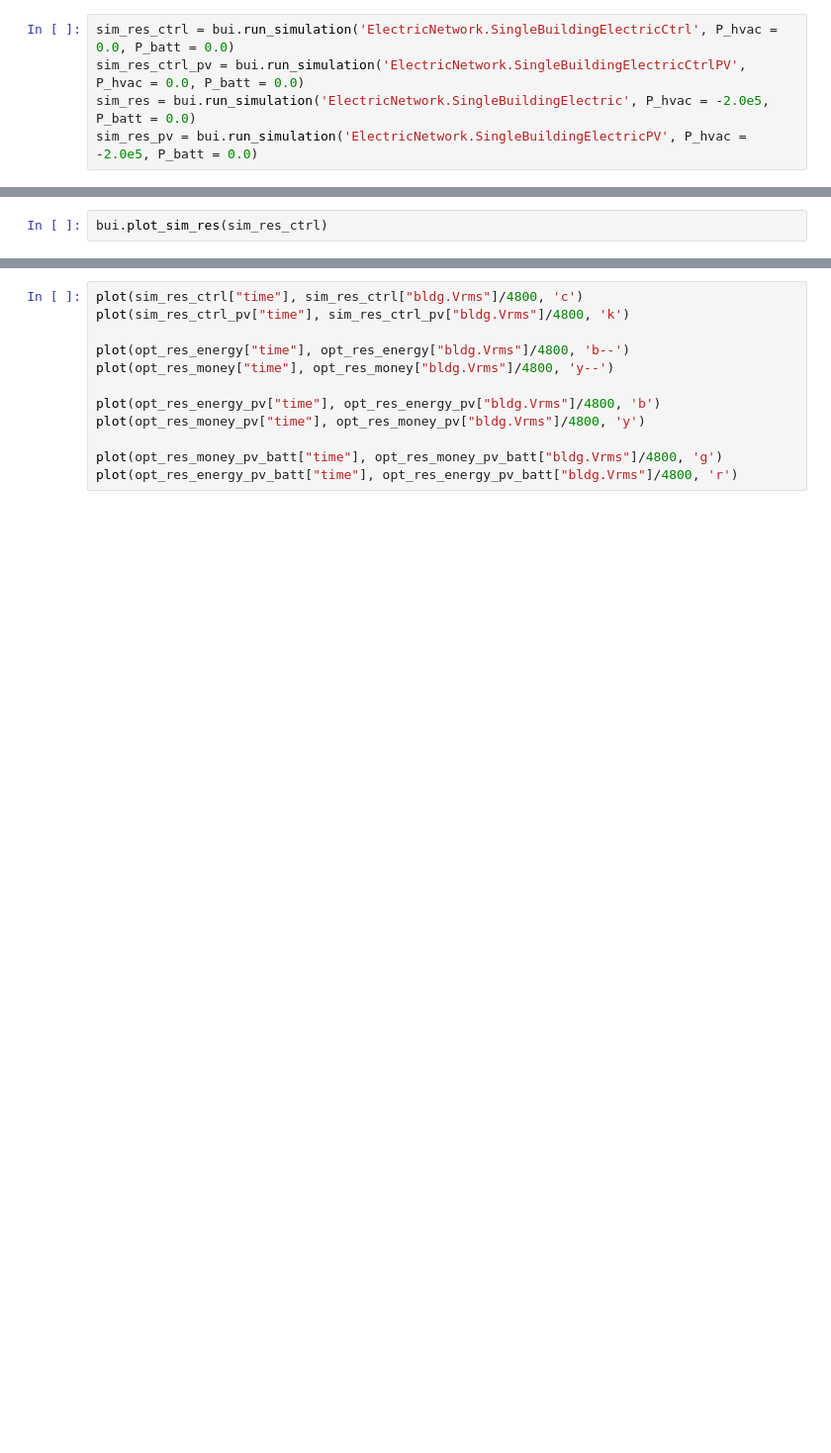
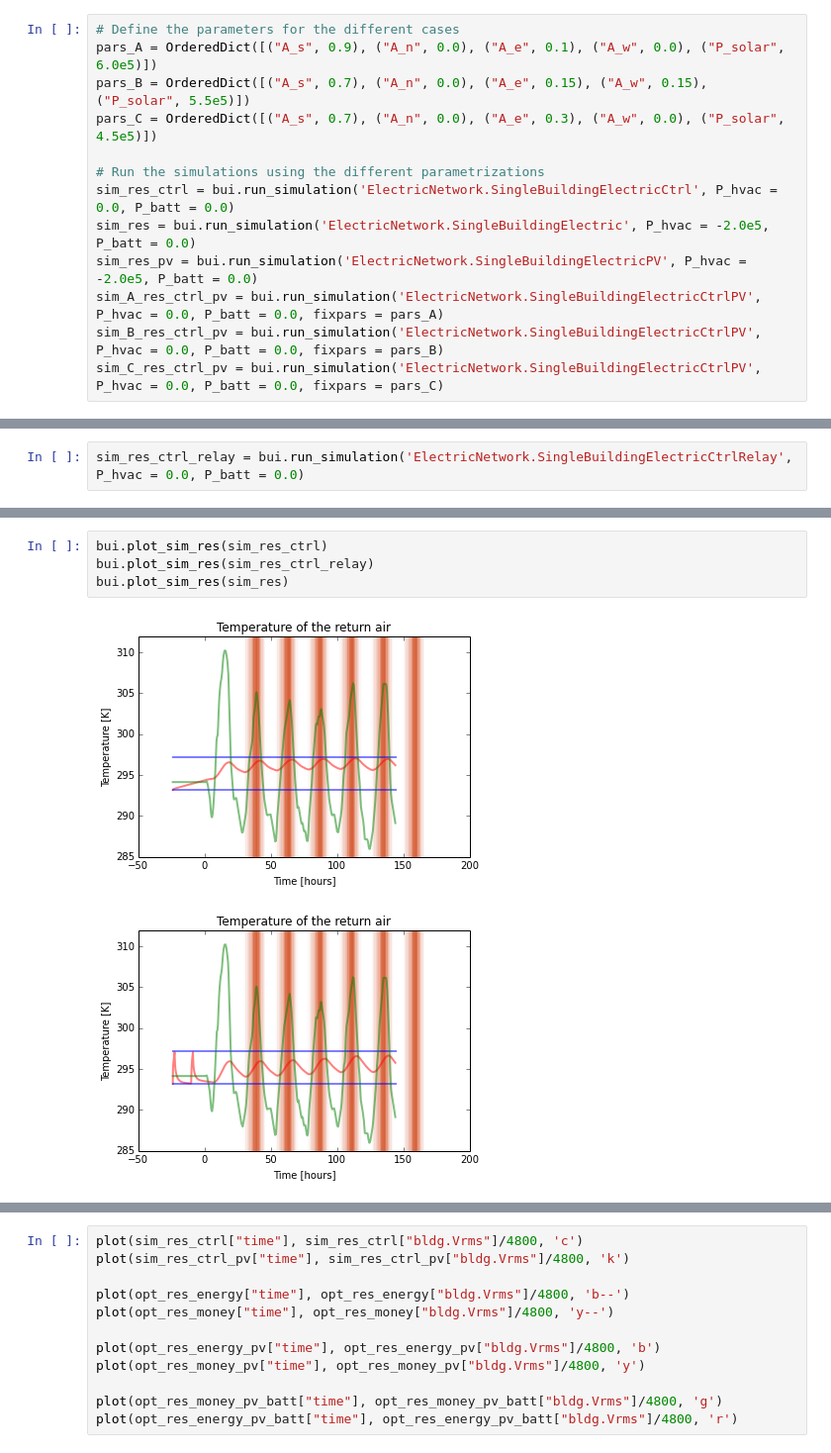
Before and after one commit to mbonvini/Optimization, a Jupyter notebook: notebooks/building_optimization.ipynb, the cells around one changed output, grey strips where cells are left out. Shown at 99% size. Saved outputs shown, nothing was run; the diff lists cells and outputs as text; blank space fills up the shorter version.

Commit message:
All the example for the buildings cases work

```diff
--- a/notebooks/building_optimization.ipynb
+++ b/notebooks/building_optimization.ipynb
@@ -5,6 +7,14 @@ sys.path.append("/home/docker/data/Optimization/")
 from building_opt import building_opt as bui
-# %%
-sim_res_ctrl = bui.run_simulation('ElectricNetwork.SingleBuildingElectricCtrl', P_hvac = 0.0, P_batt = 0.0)
-sim_res_ctrl_pv = bui.run_simulation('ElectricNetwork.SingleBuildingElectricCtrlPV', P_hvac = 0.0, P_batt = 0.0)
-sim_res = bui.run_simulation('ElectricNetwork.SingleBuildingElectric', P_hvac = -2.0e5, P_batt = 0.0)
-sim_res_pv = bui.run_simulation('ElectricNetwork.SingleBuildingElectricPV', P_hvac = -2.0e5, P_batt = 0.0)
+# %%
+# Define the parameters for the different cases
+pars_A = OrderedDict([("A_s", 0.9), ("A_n", 0.0), ("A_e", 0.1), ("A_w", 0.0), ("P_solar", 6.0e5)])
+pars_B = OrderedDict([("A_s", 0.7), ("A_n", 0.0), ("A_e", 0.15), ("A_w", 0.15), ("P_solar", 5.5e5)])
+pars_C = OrderedDict([("A_s", 0.7), ("A_n", 0.0), ("A_e", 0.3), ("A_w", 0.0), ("P_solar", 4.5e5)])
+
+# Run the simulations using the different parametrizations
+sim_res_ctrl = bui.run_simulation('ElectricNetwork.SingleBuildingElectricCtrl', P_hvac = 0.0, P_batt = 0.0)
+sim_res = bui.run_simulation('ElectricNetwork.SingleBuildingElectric', P_hvac = -2.0e5, P_batt = 0.0)
+sim_res_pv = bui.run_simulation('ElectricNetwork.SingleBuildingElectricPV', P_hvac = -2.0e5, P_batt = 0.0)
+sim_A_res_ctrl_pv = bui.run_simulation('ElectricNetwork.SingleBuildingElectricCtrlPV', P_hvac = 0.0, P_batt = 0.0, fixpars = pars_A)
+sim_B_res_ctrl_pv = bui.run_simulation('ElectricNetwork.SingleBuildingElectricCtrlPV', P_hvac = 0.0, P_batt = 0.0, fixpars = pars_B)
+sim_C_res_ctrl_pv = bui.run_simulation('ElectricNetwork.SingleBuildingElectricCtrlPV', P_hvac = 0.0, P_batt = 0.0, fixpars = pars_C)
@@ -10,0 +39,2 @@ sim_res_pv = bui.run_simulation('ElectricNetwork.SingleBuildingElectricPV', P_hv
+# %%
+sim_res_ctrl_relay = bui.run_simulation('ElectricNetwork.SingleBuildingElectricCtrlRelay', P_hvac = 0.0, P_batt = 0.0)
@@ -11,2 +59,7 @@ sim_res_pv = bui.run_simulation('ElectricNetwork.SingleBuildingElectricPV', P_hv
 # %%
 bui.plot_sim_res(sim_res_ctrl)
+bui.plot_sim_res(sim_res_ctrl_relay)
+bui.plot_sim_res(sim_res)
+# %% [output]
+[figure, added]
+[figure, added]
```
Also changed, not shown: parts of 43 cells of this notebook, 2 other files.
